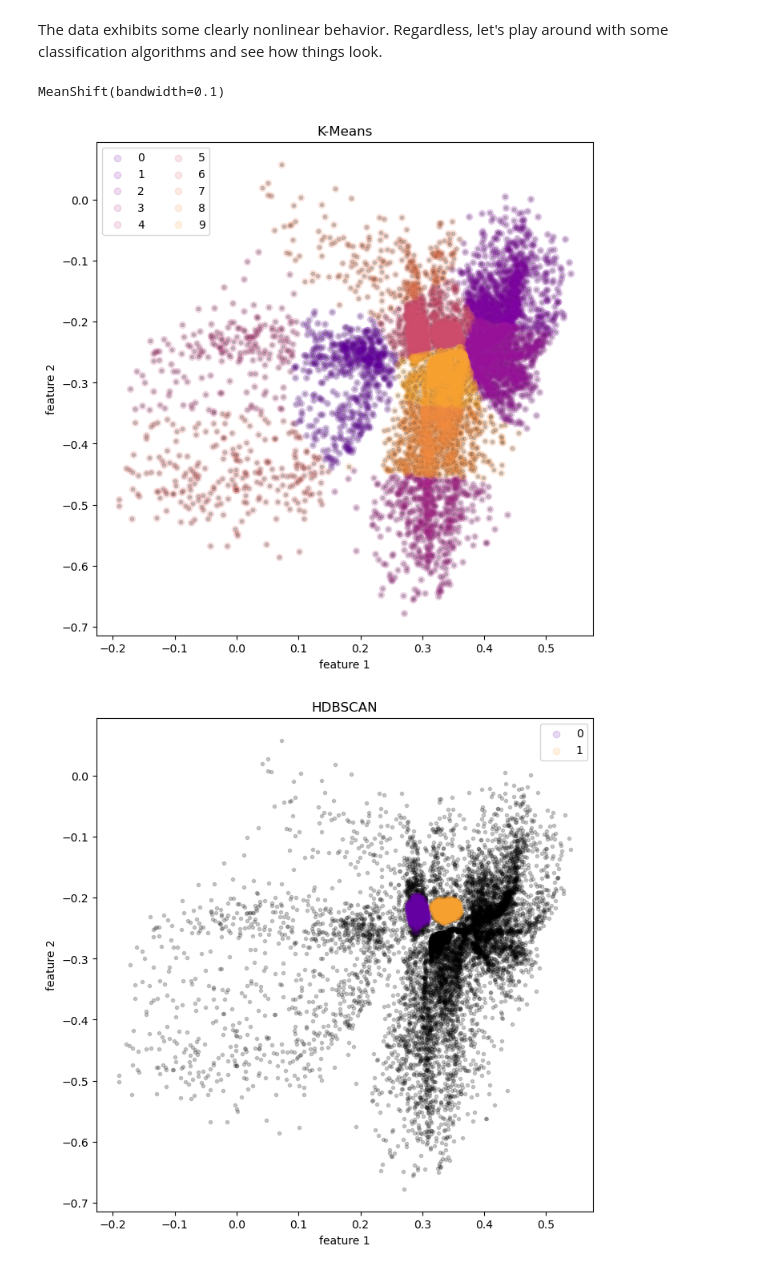
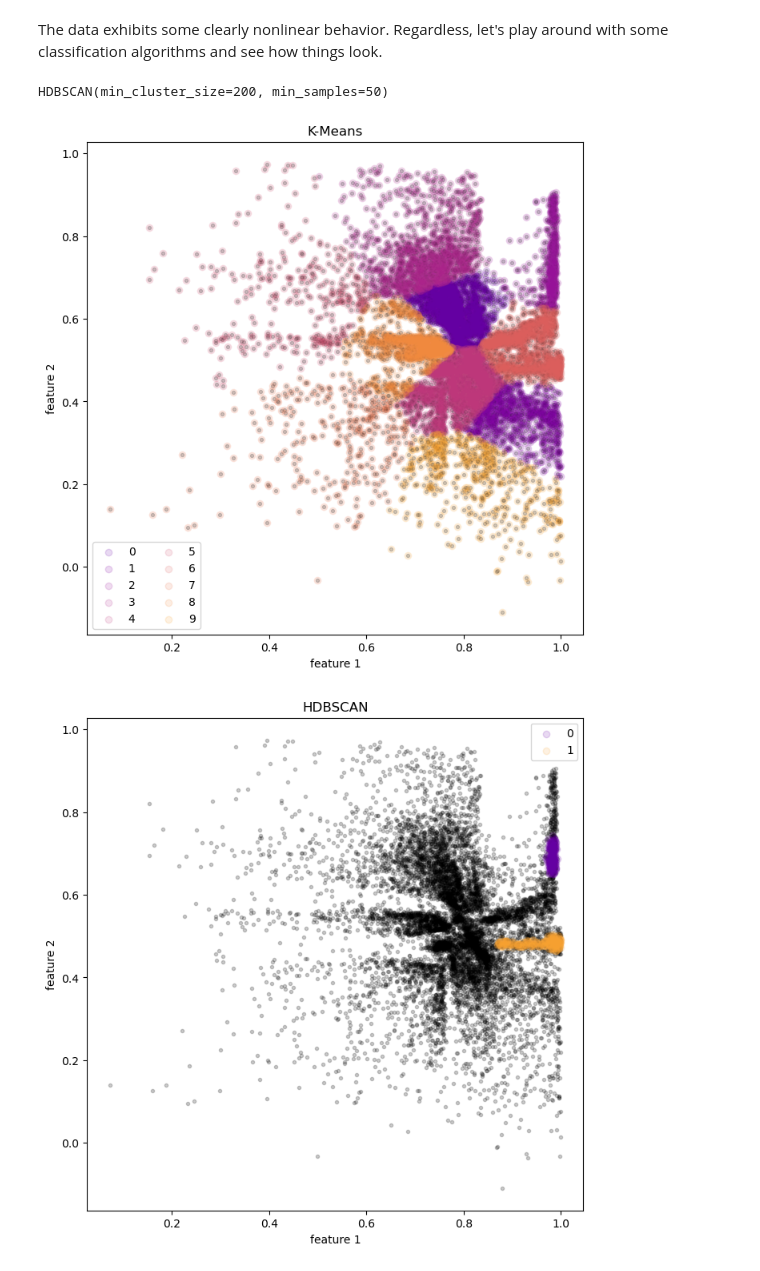
Before and after one commit to jhand1993/deeplearning_practice, a Jupyter notebook: image_encoders.ipynb, the cells around one changed output. Cells and saved outputs as stored; diff of their text form; code cells hidden in the pictures.

```diff
--- a/image_encoders.ipynb
+++ b/image_encoders.ipynb
@@ -67,15 +67,19 @@ We need a loss function from Pytorch that satisfies the requirements above.  Luc
 # %%
 importlib.reload(vp)
 
+# Model hyperparameters
+n_epochs = 5
+lr = 7.5e-3
+n_latent = 2
+
 # Instantiate model
-n_epochs = 5
-n_layers = [784, 392, 196, 98, 14]
-n_latent = 2
-ae_model = vp.DenseAE(n_layers, n_latent)
+img_size = (28, 28)
+n_layers = [img_size[0] * img_size[1], 196, 49]
+n_channels = 1
+ae_model = vp.DenseAE(n_layers, n_latent, img_size, n_channels=n_channels)
 ae_model = ae_model.to(device)  # apply model to device.
 
 # Select optimizer.
-lr = 7.5e-3
 opt = optim.Adam(ae_model.parameters(), lr=lr)
 
 # Select loss fuction.
@@ -170,51 +175,51 @@ km_model.fit(encodings)
 # sc_model = SpectralClustering(n_clusters=10, n_init=8)
 # sc_model.fit(encodings)
 
-# Instantiate and fit a DBSCAN model.  This algorithm is more unsupervised,
+# Instantiate and fit a HDBSCAN model.  This algorithm is more unsupervised,
 # finding the label count from the data.
 hds_model = HDBSCAN(min_cluster_size=200, min_samples=50)
 hds_model.fit(encodings)
 
-# Instantiate and fit a DBSCAN model.  This algorithm is more unsupervised,
-# finding the label count from the data.
-bw = estimate_bandwidth(encodings, n_samples=500)
-ms_model = MeanShift(bandwidth=0.1)
-ms_model.fit(encodings)
+# # Instantiate and fit a DBSCAN model.  This algorithm is more unsupervised,
+# # finding the label count from the data.
+# bw = estimate_bandwidth(encodings, n_samples=500)
+# ms_model = MeanShift(bandwidth=bw)
+# ms_model.fit(encodings)
 # %% [output]
-MeanShift(bandwidth=0.1)
+HDBSCAN(min_cluster_size=200, min_samples=50)
 # %%
 # Let's plot the different clustering algorithm results.
 km_fig = ae_plots.plot_2Dencodings_withclusters(
     encodings, km_model.labels_,
     'K-Means', 10,
     encoding_kwargs={'color': 'black', 'marker': '.', 'alpha': 0.2},
     clusters_kwargs={'marker': 'o', 'alpha': 0.15}
 )
 plt.show()
 
 # sc_fig = ae_plots.plot_2Dencodings_withclusters(
 #     encodings, sc_model.labels_,
 #     'Spectral Clustering', 10,
 #     encoding_kwargs={'color': 'black', 'marker': '.', 'alpha': 0.2},
 #     clusters_kwargs={'marker': 'o', 'alpha': 0.15}
 # )
 # plt.show()
 
 hds_fig = ae_plots.plot_2Dencodings_withclusters(
     encodings, hds_model.labels_,
     'HDBSCAN', hds_model.n_features_in_,
     encoding_kwargs={'color': 'black', 'marker': '.', 'alpha': 0.2},
     clusters_kwargs={'marker': 'o', 'alpha': 0.15}
 )
 plt.show()
 
-ms_fig = ae_plots.plot_2Dencodings_withclusters(
-    encodings, ms_model.labels_,
-    'Mean Shift', ms_model.n_features_in_,
-    encoding_kwargs={'color': 'black', 'marker': '.', 'alpha': 0.2},
-    clusters_kwargs={'marker': 'o', 'alpha': 0.15}
-)
-plt.show()
+# ms_fig = ae_plots.plot_2Dencodings_withclusters(
+#     encodings, ms_model.labels_,
+#     'Mean Shift', ms_model.n_features_in_,
+#     encoding_kwargs={'color': 'black', 'marker': '.', 'alpha': 0.2},
+#     clusters_kwargs={'marker': 'o', 'alpha': 0.15}
+# )
+# plt.show()
 # %% [output]
-[figure, old version]
+[figure, new version]
-[figure, old version]
+[figure, new version]
```
Also changed, not shown: parts of 9 cells of this notebook, 1 other file.
